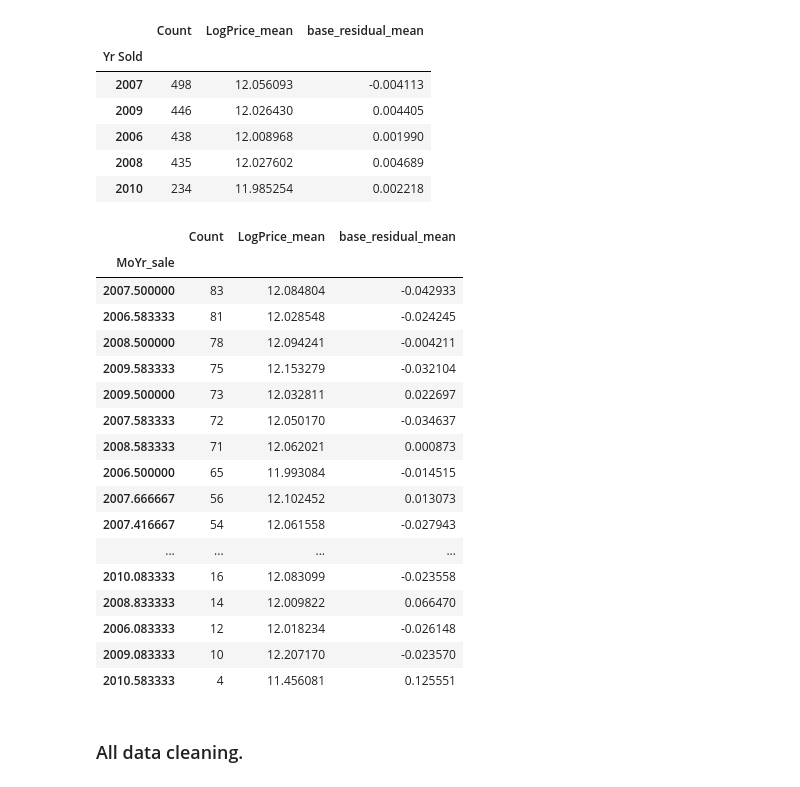
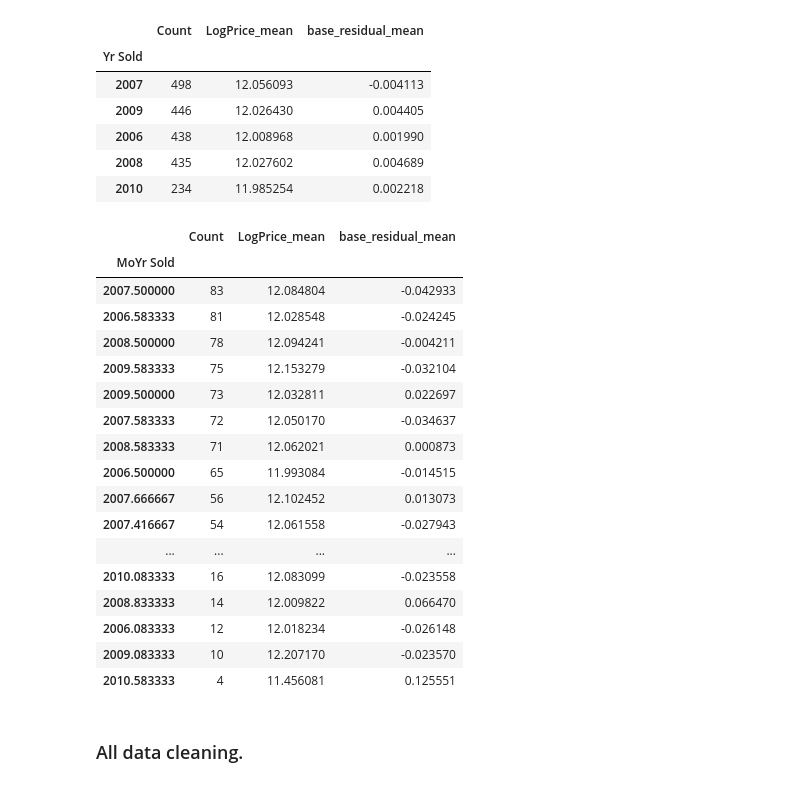
Before and after one commit to stevenlw-porpoise/Ames-Housing-Predictions, a Jupyter notebook: data_wrangling.ipynb, the cells around one changed output. Saved outputs shown, nothing was run; the diff lists cells and outputs as text; code cells hidden in the pictures.

```diff
--- a/data_wrangling.ipynb
+++ b/data_wrangling.ipynb
@@ -1460,11 +1456,11 @@ gb_comp('Yr Sold')
 | 2008 | 435 | 12.027602 | 0.004689 |
 | 2010 | 234 | 11.985254 | 0.002218 |
 # %%
-df['MoYr_sale'] = df['Yr Sold'] + df['Mo Sold']/12
-gb_comp('MoYr_sale')
+df['MoYr Sold'] = df['Yr Sold'] + df['Mo Sold']/12
+gb_comp('MoYr Sold')
 # %% [output]
 |  | Count | LogPrice_mean | base_residual_mean |
-| MoYr_sale |  |  |  |
+| MoYr Sold |  |  |  |
 | 2007.500000 | 83 | 12.084804 | -0.042933 |
 | 2006.583333 | 81 | 12.028548 | -0.024245 |
 | 2008.500000 | 78 | 12.094241 | -0.004211 |
```
Also changed, not shown: parts of 17 cells of this notebook.
